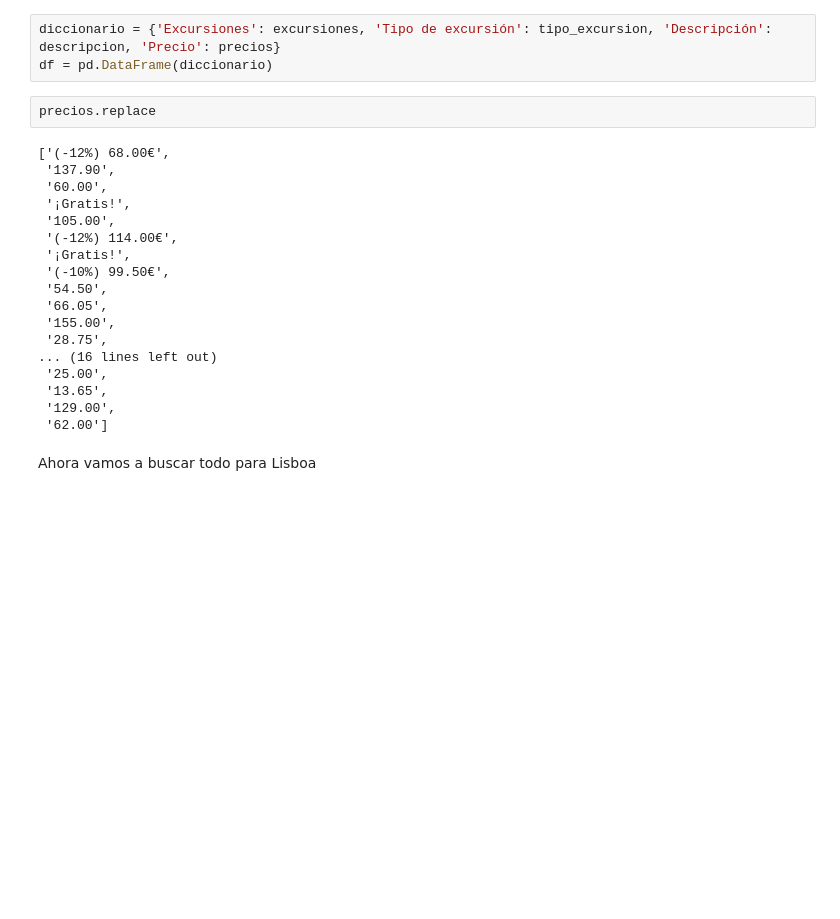
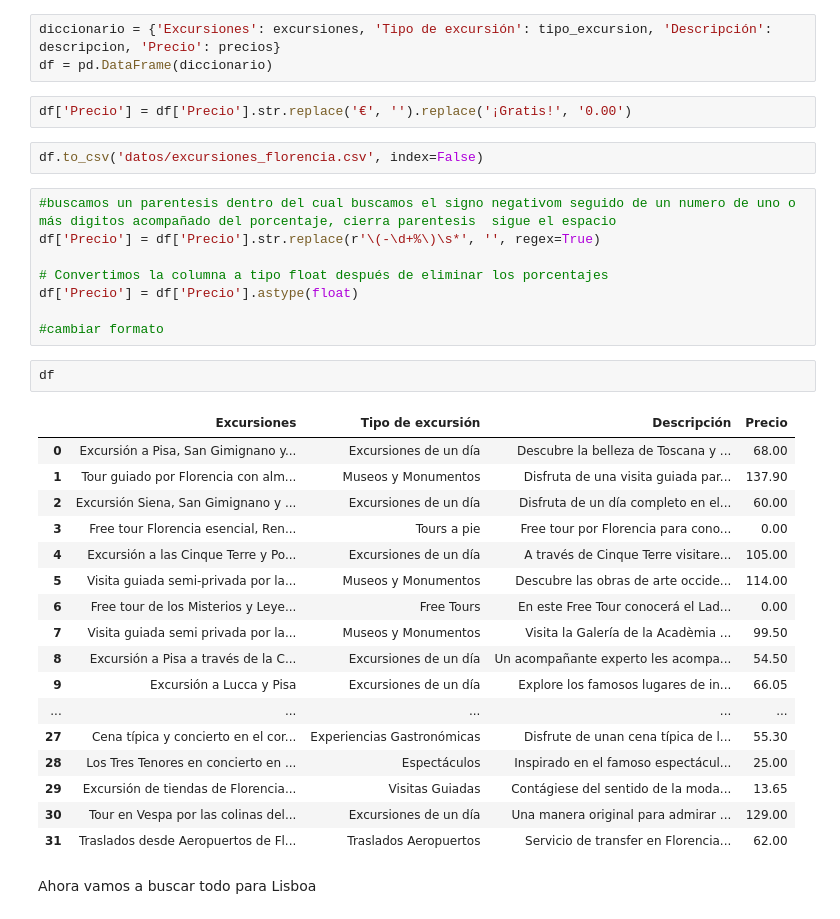
Before and after one commit to ngcarvajall/Entrega-Proyecto-ProyectoExplorandoViajes---Nelson-, a Jupyter notebook: Excursiones.ipynb, the cells around one changed output. Drawn from its saved outputs; the diff is of its cells as text; blank space fills up the shorter version.

```diff
--- a/Excursiones.ipynb
+++ b/Excursiones.ipynb
@@ -168,26 +212,38 @@ for precio in lista_precios:
 # %%
 diccionario = {'Excursiones': excursiones, 'Tipo de excursión': tipo_excursion, 'Descripción': descripcion, 'Precio': precios}
 df = pd.DataFrame(diccionario)
-# %%
-precios.replace
-# %% [output]
-['(-12%) 68.00€',
- '137.90',
- '60.00',
- '¡Gratis!',
- '105.00',
- '(-12%) 114.00€',
- '¡Gratis!',
- '(-10%) 99.50€',
- '54.50',
- '66.05',
- '155.00',
- '28.75',
-... (16 lines left out)
- '25.00',
- '13.65',
- '129.00',
- '62.00']
+# %%
+df['Precio'] = df['Precio'].str.replace('€', '').replace('¡Gratis!', '0.00')
+# %%
+df.to_csv('datos/excursiones_florencia.csv', index=False)
+# %%
+#buscamos un parentesis dentro del cual buscamos el signo negativom seguido de un numero de uno o más digitos acompañado del porcentaje, cierra parentesis  sigue el espacio
+df['Precio'] = df['Precio'].str.replace(r'\(-\d+%\)\s*', '', regex=True)
+
+# Convertimos la columna a tipo float después de eliminar los porcentajes
+df['Precio'] = df['Precio'].astype(float)
+
+#cambiar formato
+# %%
+df
+# %% [output]
+|  | Excursiones | Tipo de excursión | Descripción | Precio |
+| 0 | Excursión a Pisa, San Gimignano y... | Excursiones de un día | Descubre la belleza de Toscana y ... | 68.00 |
+| 1 | Tour guiado por Florencia con alm... | Museos y Monumentos | Disfruta de una visita guiada par... | 137.90 |
+| 2 | Excursión Siena, San Gimignano y ... | Excursiones de un día | Disfruta de un día completo en el... | 60.00 |
+| 3 | Free tour Florencia esencial, Ren... | Tours a pie | Free tour por Florencia para cono... | 0.00 |
+| 4 | Excursión a las Cinque Terre y Po... | Excursiones de un día | A través de Cinque Terre visitare... | 105.00 |
+| 5 | Visita guiada semi-privada por la... | Museos y Monumentos | Descubre las obras de arte occide... | 114.00 |
+| 6 | Free tour de los Misterios y Leye... | Free Tours | En este Free Tour conocerá el Lad... | 0.00 |
+| 7 | Visita guiada semi privada por la... | Museos y Monumentos | Visita la Galería de la Acadèmia ... | 99.50 |
+| 8 | Excursión a Pisa a través de la C... | Excursiones de un día | Un acompañante experto les acompa... | 54.50 |
+| 9 | Excursión a Lucca y Pisa | Excursiones de un día | Explore los famosos lugares de in... | 66.05 |
+| ... | ... | ... | ... | ... |
+| 27 | Cena típica y concierto en el cor... | Experiencias Gastronómicas | Disfrute de unan cena típica de l... | 55.30 |
+| 28 | Los Tres Tenores en concierto en ... | Espectáculos | Inspirado en el famoso espectácul... | 25.00 |
+| 29 | Excursión de tiendas de Florencia... | Visitas Guiadas | Contágiese del sentido de la moda... | 13.65 |
+| 30 | Tour en Vespa por las colinas del... | Excursiones de un día | Una manera original para admirar ... | 129.00 |
+| 31 | Traslados desde Aeropuertos de Fl... | Traslados Aeropuertos | Servicio de transfer en Florencia... | 62.00 |
 # %% [markdown]
 Ahora vamos a buscar todo para Lisboa
 # %%
```
Also changed, not shown: parts of 12 cells of this notebook, 12 other files.
